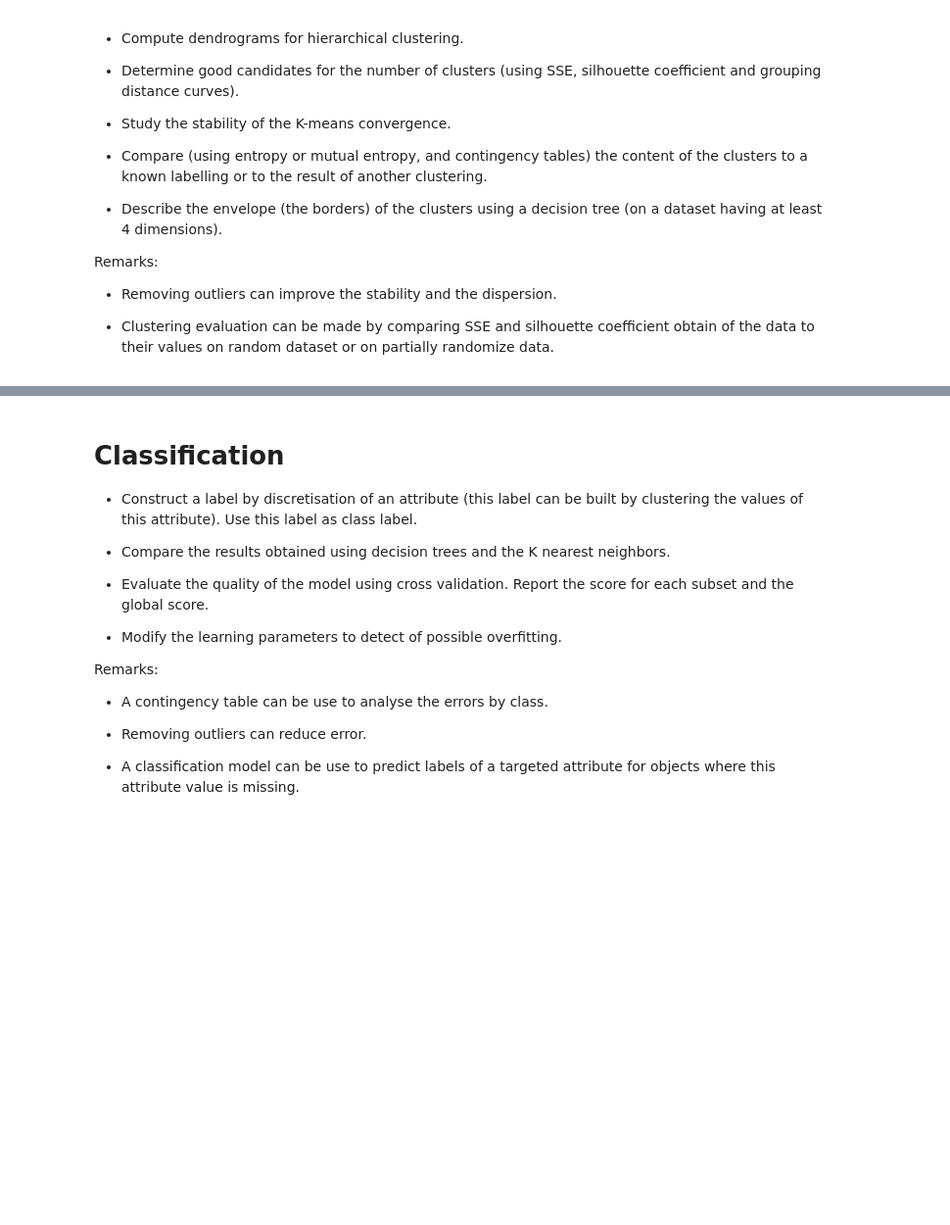
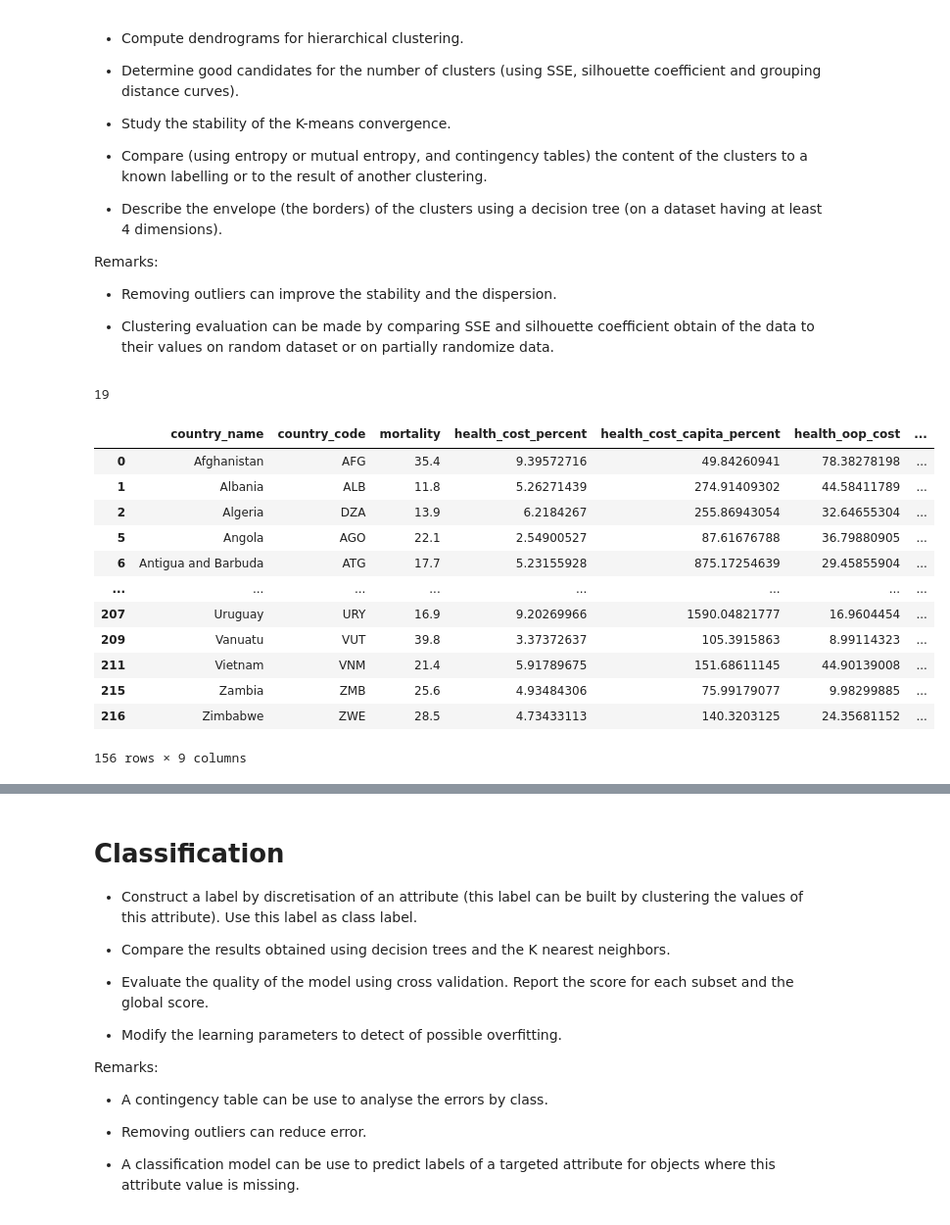
Before and after one commit to DangerousWizardry/ProjetIA, a Jupyter notebook: ProjetIA.ipynb, the cells around one changed output, grey strips where cells are left out. Shown at 98% size. Saved outputs shown, nothing was run; the diff lists cells and outputs as text; code cells hidden in the pictures; blank space fills up the shorter version.

```diff
--- a/ProjetIA.ipynb
+++ b/ProjetIA.ipynb
@@ -105,3 +163,26 @@ Remarks:
 - Removing outliers can improve the stability and the dispersion.
 
 - Clustering evaluation can be made by comparing SSE and silhouette coefficient obtain of the data to their values on random dataset or on partially randomize data.
+# %%
+#We choose to remove the object where at least 1 of the selected attributes are missing    ### tu valides? (sinon ça met une erreur dans le clustering)
+missing_attributes = pd.DataFrame(data.apply(pd.Series.value_counts, axis=1)[".."])
+missing_attributes_index = missing_attributes.index[missing_attributes[".."] > 0]
+if (len(missing_attributes_index)>0):
+    data.drop(missing_attributes_index,inplace=True)
+print(len(missing_attributes_index))
+data
+# %% [output]
+19
+|  | country_name | country_code | mortality | health_cost_percent | health_cost_capita_percent | health_oop_cost | ... |
+| 0 | Afghanistan | AFG | 35.4 | 9.39572716 | 49.84260941 | 78.38278198 | ... |
+| 1 | Albania | ALB | 11.8 | 5.26271439 | 274.91409302 | 44.58411789 | ... |
+| 2 | Algeria | DZA | 13.9 | 6.2184267 | 255.86943054 | 32.64655304 | ... |
+| 5 | Angola | AGO | 22.1 | 2.54900527 | 87.61676788 | 36.79880905 | ... |
+| 6 | Antigua and Barbuda | ATG | 17.7 | 5.23155928 | 875.17254639 | 29.45855904 | ... |
+| ... | ... | ... | ... | ... | ... | ... | ... |
+| 207 | Uruguay | URY | 16.9 | 9.20269966 | 1590.04821777 | 16.9604454 | ... |
+| 209 | Vanuatu | VUT | 39.8 | 3.37372637 | 105.3915863 | 8.99114323 | ... |
+| 211 | Vietnam | VNM | 21.4 | 5.91789675 | 151.68611145 | 44.90139008 | ... |
+| 215 | Zambia | ZMB | 25.6 | 4.93484306 | 75.99179077 | 9.98299885 | ... |
+| 216 | Zimbabwe | ZWE | 28.5 | 4.73433113 | 140.3203125 | 24.35681152 | ... |
+156 rows × 9 columns
```
Also changed, not shown: parts of 21 cells of this notebook.
